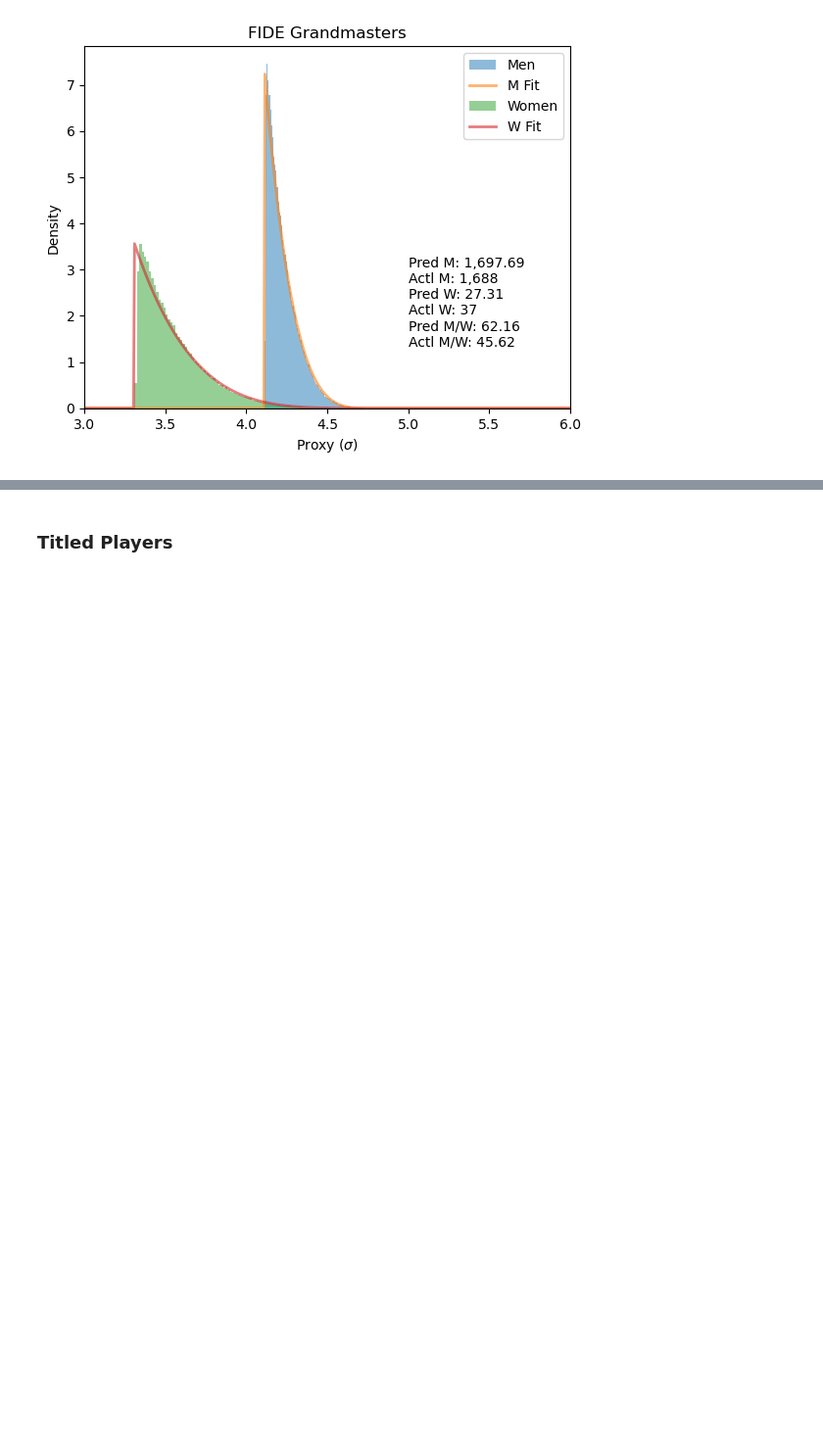
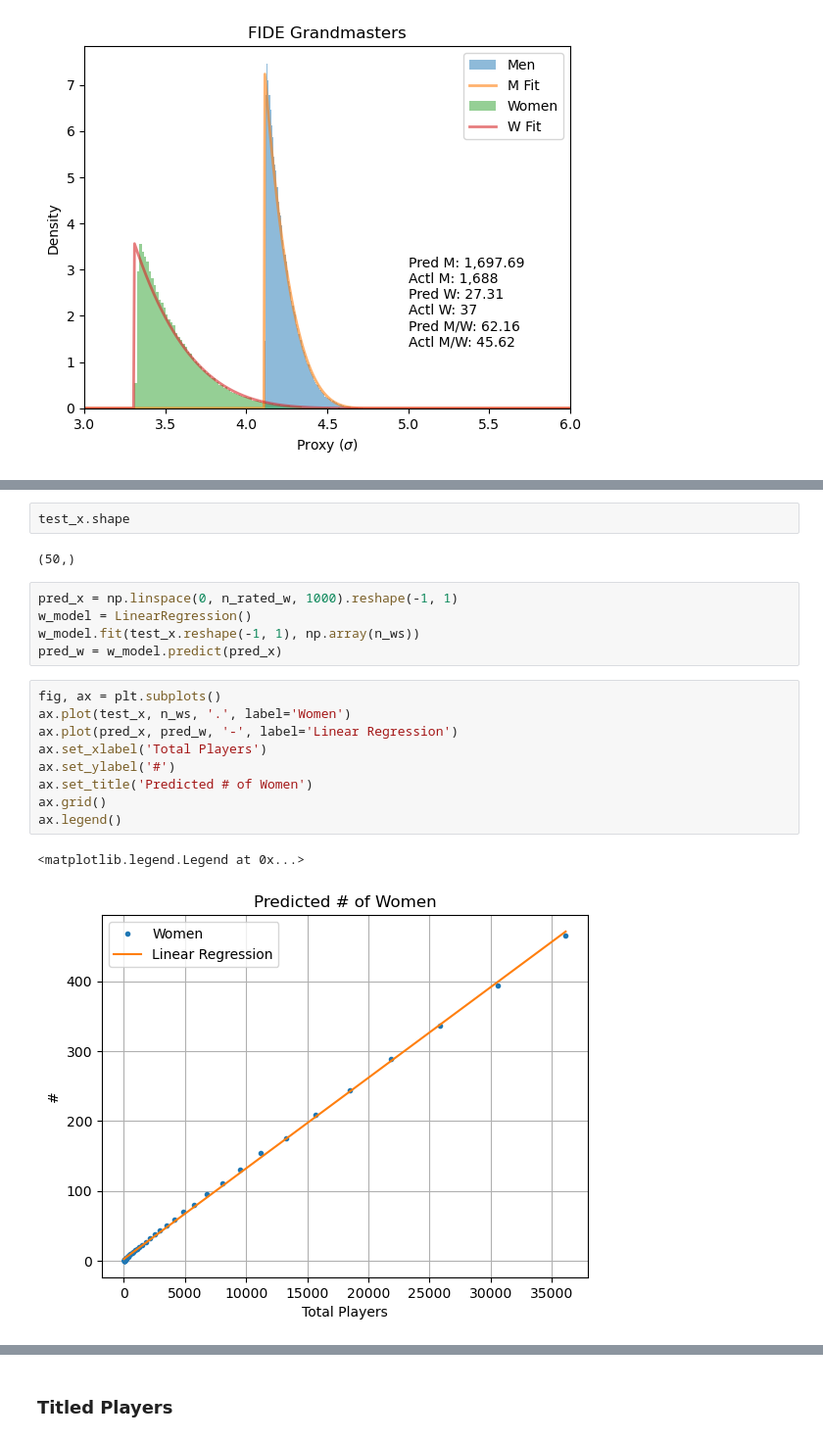
Before and after one commit to viamiraia/participation-gaps, a Jupyter notebook: fide-based-chess-analysis.ipynb, the cells around one changed output, grey strips where cells are left out. Shown at 98% size. Cells and saved outputs as stored; diff of their text form; blank space fills up the shorter version.

```diff
--- a/fide-based-chess-analysis.ipynb
+++ b/fide-based-chess-analysis.ipynb
@@ -245,0 +278,21 @@ Here I will go from US players, to players rated over 2400, to GMs.
+# %%
+test_x.shape
+# %% [output]
+(50,)
+# %%
+pred_x = np.linspace(0, n_rated_w, 1000).reshape(-1, 1)
+w_model = LinearRegression()
+w_model.fit(test_x.reshape(-1, 1), np.array(n_ws))
+pred_w = w_model.predict(pred_x)
+# %%
+fig, ax = plt.subplots()
+ax.plot(test_x, n_ws, '.', label='Women')
+ax.plot(pred_x, pred_w, '-', label='Linear Regression')
+ax.set_xlabel('Total Players')
+ax.set_ylabel('#')
+ax.set_title('Predicted # of Women')
+ax.grid()
+ax.legend()
+# %% [output]
+<matplotlib.legend.Legend at 0x...>
+[figure, added]
```
Also changed, not shown: parts of 21 cells of this notebook, 4 other files.
